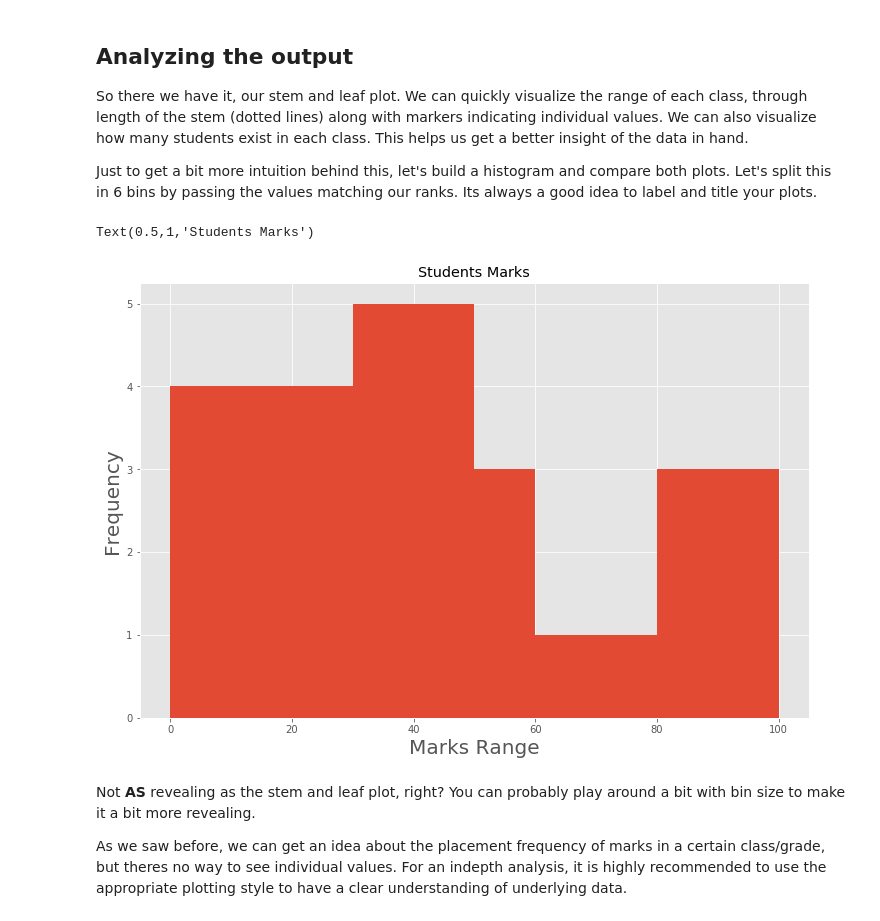
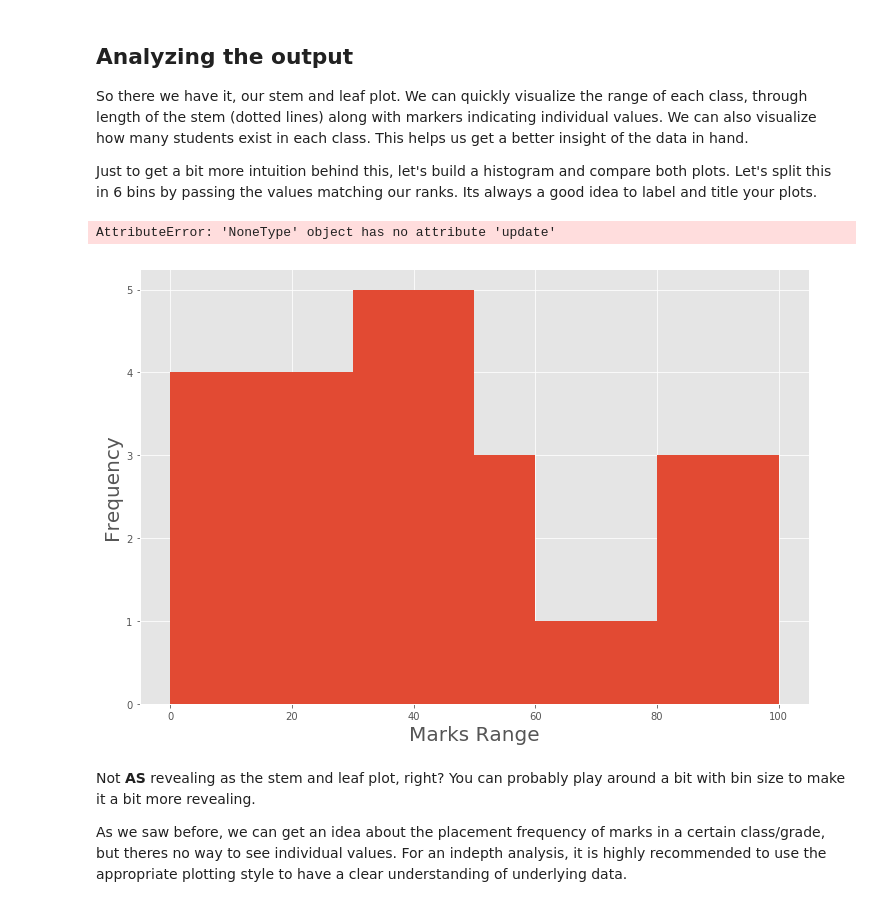
Before and after one commit to lewi0332/dsc-0-09-05-statistical-distribution-stemleaf-plot-lab-nyc-ds-career-012819, a Jupyter notebook: index.ipynb, the cells around one changed output. Saved outputs shown, nothing was run; the diff lists cells and outputs as text; code cells hidden in the pictures.

```diff
--- a/index.ipynb
+++ b/index.ipynb
@@ -133,17 +133,17 @@ Just to get a bit more intuition behind this, let's build a histogram and compar
 # %%
 
 ticks=['a','b','c','d,','e','f','g']
 #plt.hist(marks, bins=(0,30,50,60,70,80,100), label=xticks, histtype='bar', align='mid', orientation='vertical')
 
 plt.figure(figsize=(12,8))
 plt.hist(marks, bins=(0,30,50,60,70,80,100));
 plt.ylabel('Frequency', fontsize = 20)
 plt.xlabel('Marks Range', fontsize = 20)
-plt.xticks(ticks,fontsize = 20)
+plt.xticks(['a','b','c','d,','e','f','g'],fontsize = 20)
 plt.title('Students Marks')
 # %% [output]
-Text(0.5,1,'Students Marks')
+AttributeError: 'NoneType' object has no attribute 'update'
-[figure, old version]
+[figure, new version]
 # %% [markdown]
 Not **AS** revealing as the stem and leaf plot, right? You can probably play around a bit with bin size to make it a bit more revealing.
 
```
